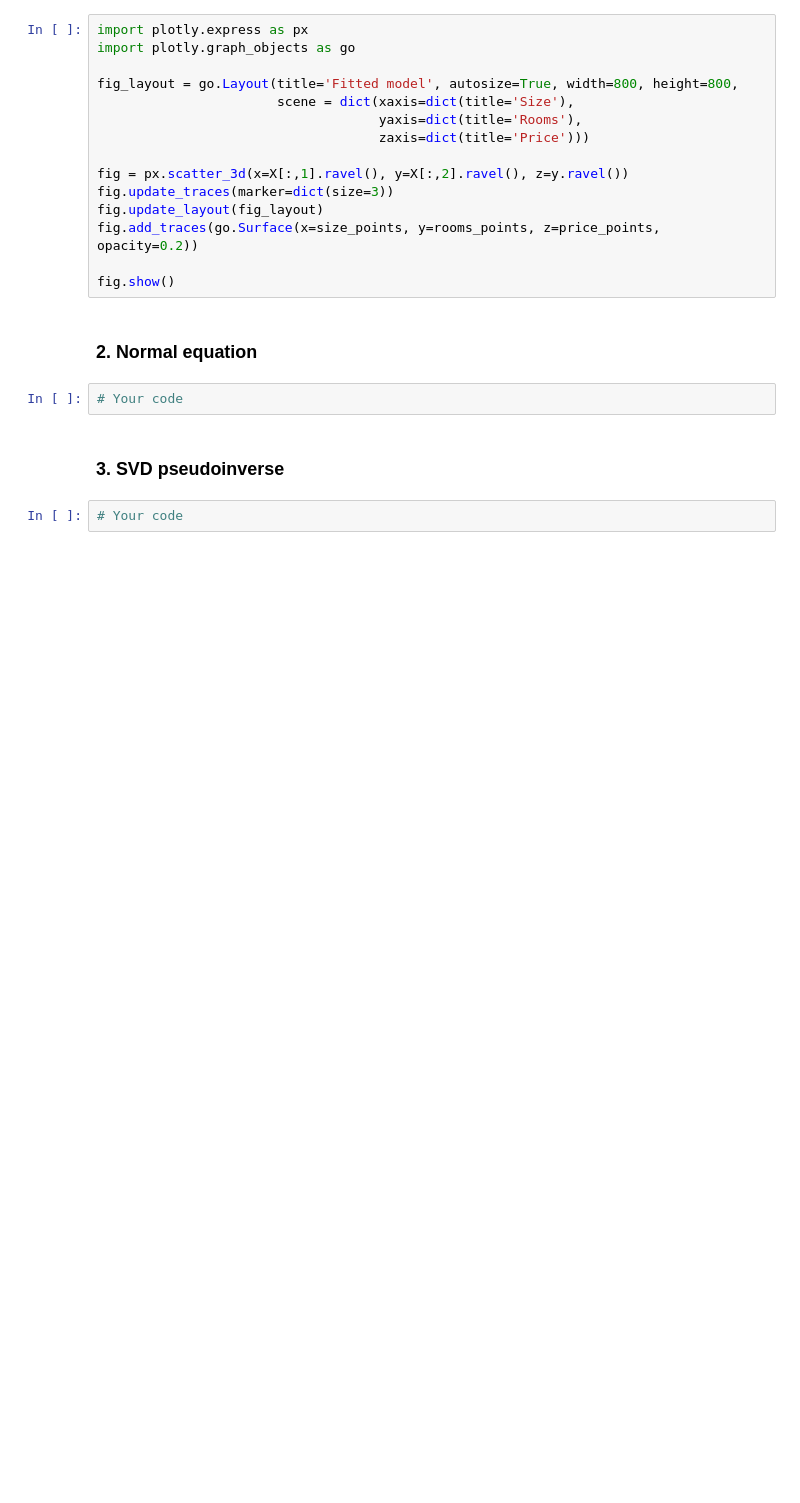
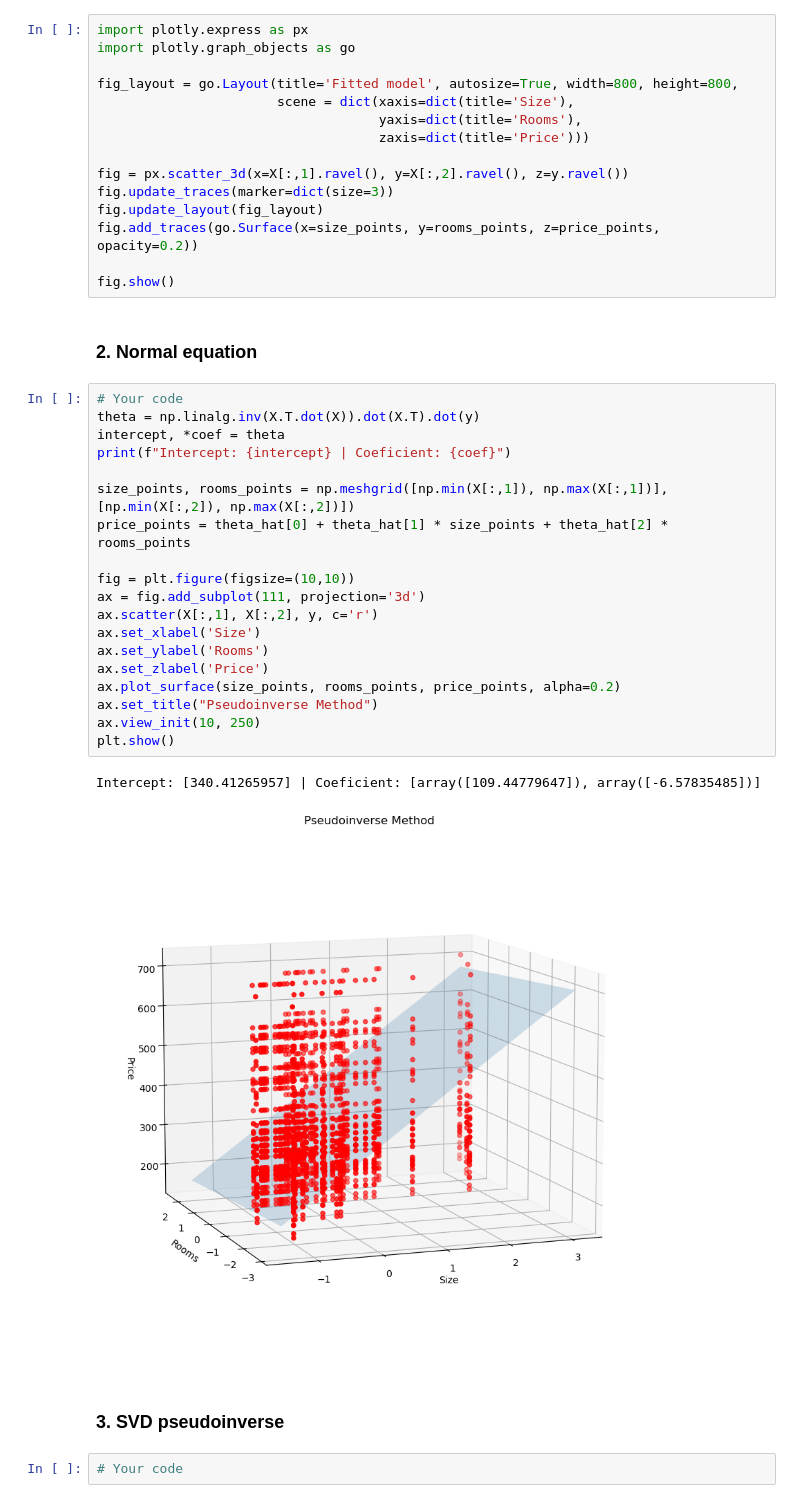
Before and after one commit to ddgant/Multivariate-Linear-Regression, a Jupyter notebook: Multivariate-linear-regression.ipynb, the cells around one changed output. Saved outputs shown, nothing was run; the diff lists cells and outputs as text; blank space fills up the shorter version.

```diff
--- a/Multivariate-linear-regression.ipynb
+++ b/Multivariate-linear-regression.ipynb
@@ -185,8 +291,28 @@ fig.add_traces(go.Surface(x=size_points, y=rooms_points, z=price_points, opacity
 fig.show()
 # %% [markdown]
 ### 2. Normal equation
-# %%
-# Your code
+# %%
+# Your code
+theta = np.linalg.inv(X.T.dot(X)).dot(X.T).dot(y)
+intercept, *coef = theta
+print(f"Intercept: {intercept} | Coeficient: {coef}")
+
+size_points, rooms_points = np.meshgrid([np.min(X[:,1]), np.max(X[:,1])],[np.min(X[:,2]), np.max(X[:,2])])
+price_points = theta_hat[0] + theta_hat[1] * size_points + theta_hat[2] * rooms_points
+
+fig = plt.figure(figsize=(10,10))
+ax = fig.add_subplot(111, projection='3d')
+ax.scatter(X[:,1], X[:,2], y, c='r')
+ax.set_xlabel('Size')
+ax.set_ylabel('Rooms')
+ax.set_zlabel('Price')
+ax.plot_surface(size_points, rooms_points, price_points, alpha=0.2)
+ax.set_title("Pseudoinverse Method")
+ax.view_init(10, 250)
+plt.show()
+# %% [output]
+Intercept: [340.41265957] | Coeficient: [array([109.44779647]), array([-6.57835485])]
+[figure, added]
 # %% [markdown]
 ### 3. SVD pseudoinverse
 # %%
```
Also changed, not shown: parts of 15 cells of this notebook.
